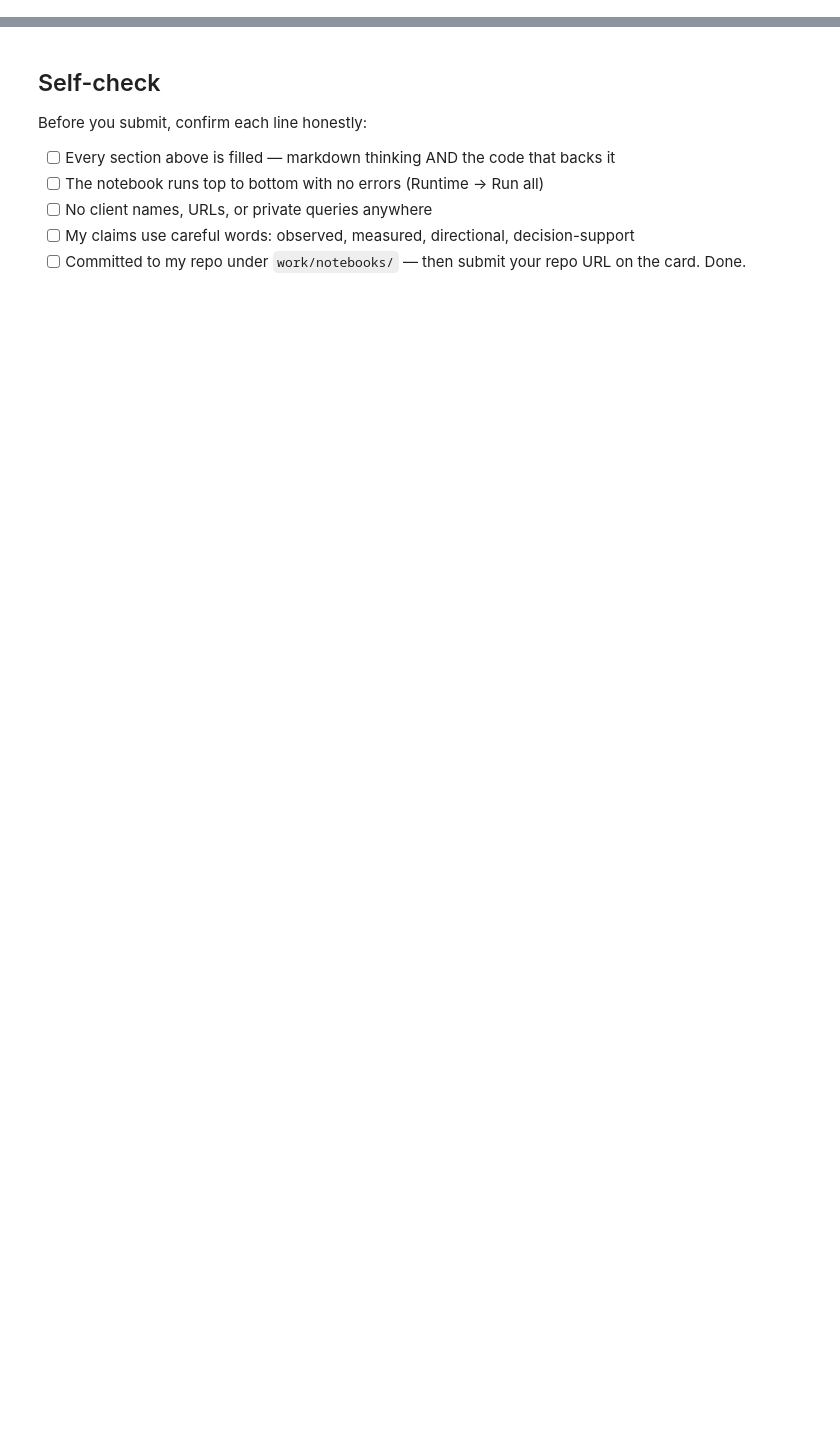
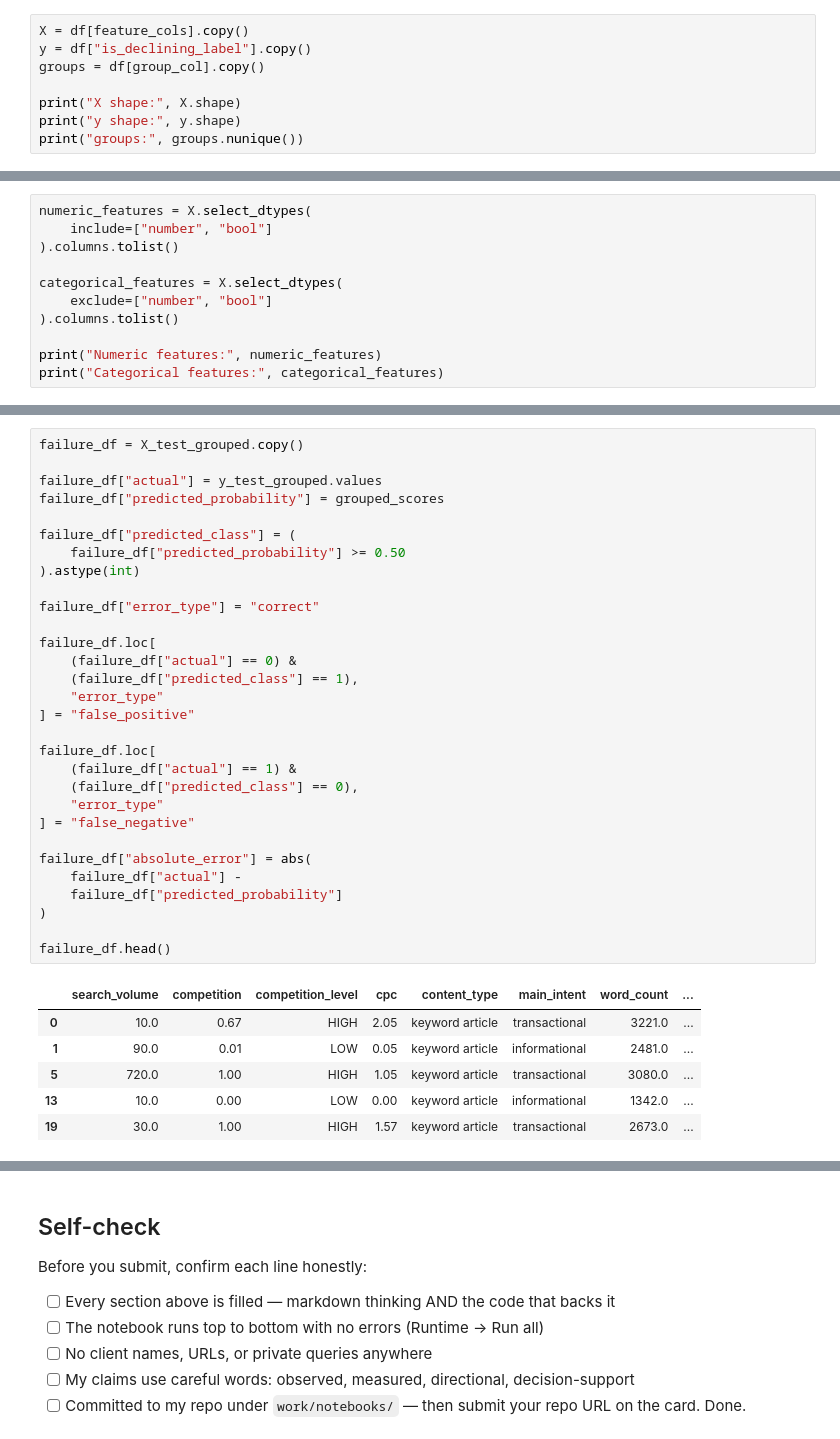
Before and after one commit to mayurkharche01/Internship-starter-flyrank, a Jupyter notebook: work/notebooks/w06_validation_audit.ipynb, the cells around one changed output, grey strips where cells are left out. Cells and saved outputs as stored; diff of their text form; blank space fills up the shorter version.

```diff
--- a/work/notebooks/w06_validation_audit.ipynb
+++ b/work/notebooks/w06_validation_audit.ipynb
@@ -36,0 +304,8 @@ This skeleton is yours to fill. Work the sections **in order** — each one has
+# %%
+X = df[feature_cols].copy()
+y = df["is_declining_label"].copy()
+groups = df[group_col].copy()
+
+print("X shape:", X.shape)
+print("y shape:", y.shape)
+print("groups:", groups.nunique())
@@ -36,0 +316,11 @@ This skeleton is yours to fill. Work the sections **in order** — each one has
+# %%
+numeric_features = X.select_dtypes(
+    include=["number", "bool"]
+).columns.tolist()
+
+categorical_features = X.select_dtypes(
+    exclude=["number", "bool"]
+).columns.tolist()
+
+print("Numeric features:", numeric_features)
+print("Categorical features:", categorical_features)
@@ -36,0 +778,37 @@ This skeleton is yours to fill. Work the sections **in order** — each one has
+# %%
+failure_df = X_test_grouped.copy()
+
+failure_df["actual"] = y_test_grouped.values
+failure_df["predicted_probability"] = grouped_scores
+
+failure_df["predicted_class"] = (
+    failure_df["predicted_probability"] >= 0.50
+).astype(int)
+
+failure_df["error_type"] = "correct"
+
+failure_df.loc[
+    (failure_df["actual"] == 0) &
+    (failure_df["predicted_class"] == 1),
+    "error_type"
+] = "false_positive"
+
+failure_df.loc[
+    (failure_df["actual"] == 1) &
+    (failure_df["predicted_class"] == 0),
+    "error_type"
+] = "false_negative"
+
+failure_df["absolute_error"] = abs(
+    failure_df["actual"] -
+    failure_df["predicted_probability"]
+)
+
+failure_df.head()
+# %% [output]
+|  | search_volume | competition | competition_level | cpc | content_type | main_intent | word_count | ... |
+| 0 | 10.0 | 0.67 | HIGH | 2.05 | keyword article | transactional | 3221.0 | ... |
+| 1 | 90.0 | 0.01 | LOW | 0.05 | keyword article | informational | 2481.0 | ... |
+| 5 | 720.0 | 1.00 | HIGH | 1.05 | keyword article | transactional | 3080.0 | ... |
+| 13 | 10.0 | 0.00 | LOW | 0.00 | keyword article | informational | 1342.0 | ... |
+| 19 | 30.0 | 1.00 | HIGH | 1.57 | keyword article | transactional | 2673.0 | ... |
```
Also changed, not shown: parts of 46 cells of this notebook.
